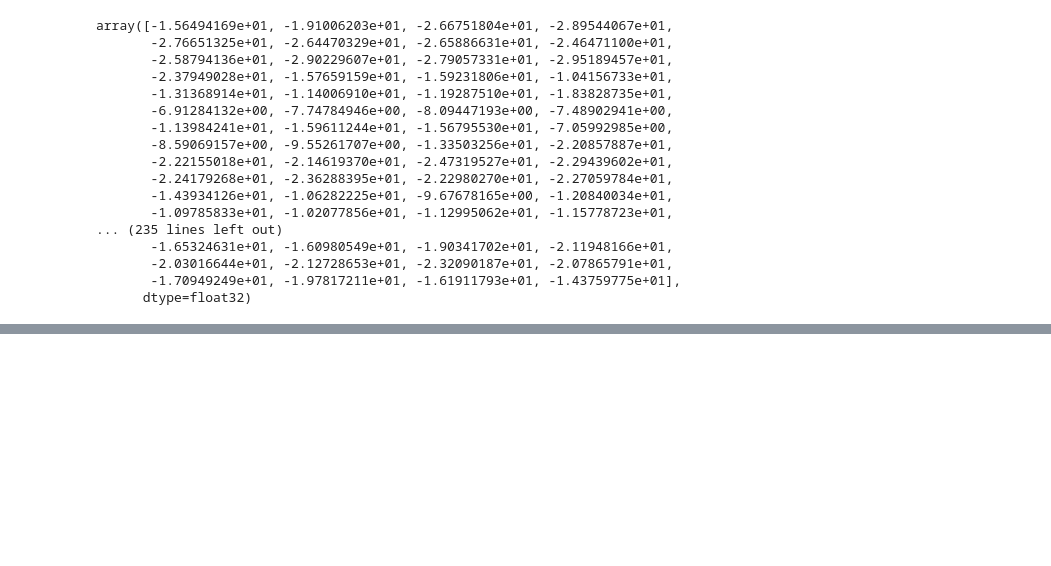
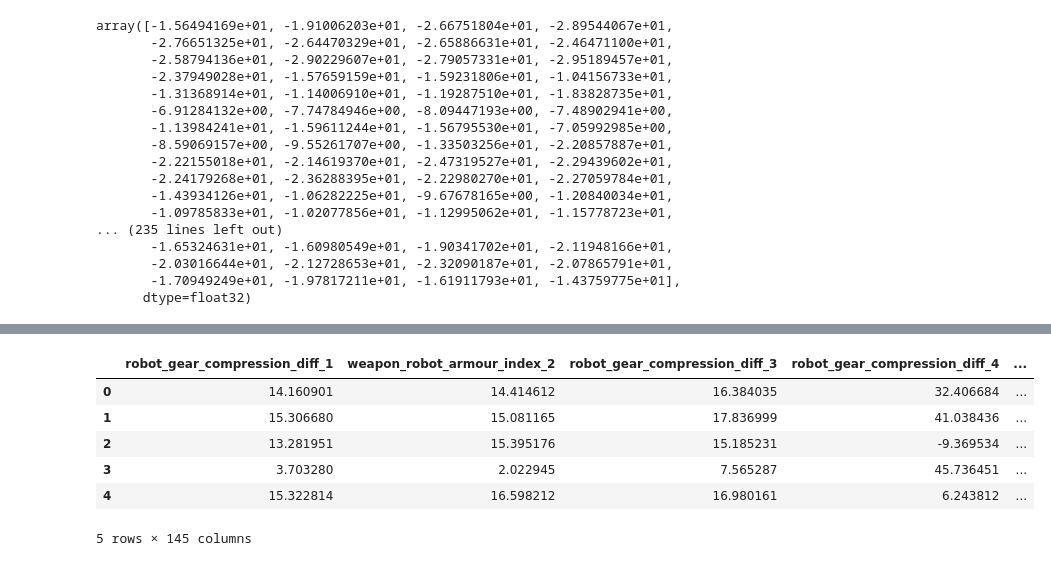
Before and after one commit to otzhora/vc_contest, a Jupyter notebook: pick_into_dataset.ipynb, the cells around one changed output, grey strips where cells are left out. Saved outputs shown, nothing was run; the diff lists cells and outputs as text; code cells hidden in the pictures; blank space fills up the shorter version.

```diff
--- a/pick_into_dataset.ipynb
+++ b/pick_into_dataset.ipynb
@@ -509,0 +583,10 @@ ans.to_csv('submission_1.csv')
+# %%
+dataset.head()
+# %% [output]
+|  | robot_gear_compression_diff_1 | weapon_robot_armour_index_2 | robot_gear_compression_diff_3 | robot_gear_compression_diff_4 | ... |
+| 0 | 14.160901 | 14.414612 | 16.384035 | 32.406684 | ... |
+| 1 | 15.306680 | 15.081165 | 17.836999 | 41.038436 | ... |
+| 2 | 13.281951 | 15.395176 | 15.185231 | -9.369534 | ... |
+| 3 | 3.703280 | 2.022945 | 7.565287 | 45.736451 | ... |
+| 4 | 15.322814 | 16.598212 | 16.980161 | 6.243812 | ... |
+5 rows × 145 columns
```
Also changed, not shown: parts of 18 cells of this notebook, 1 other file.
